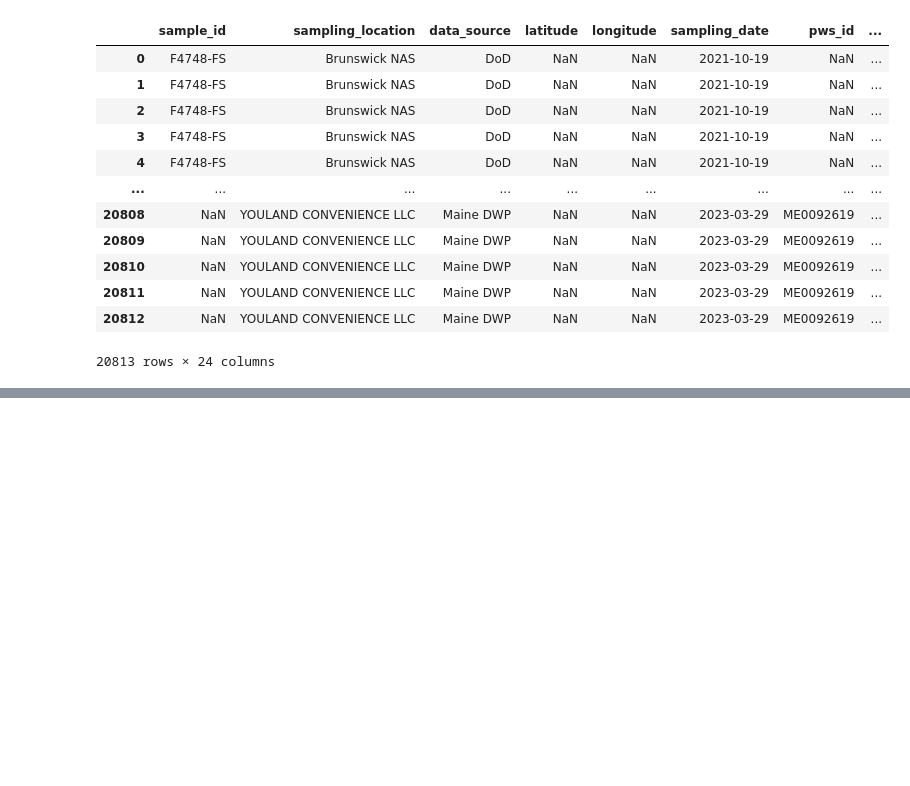
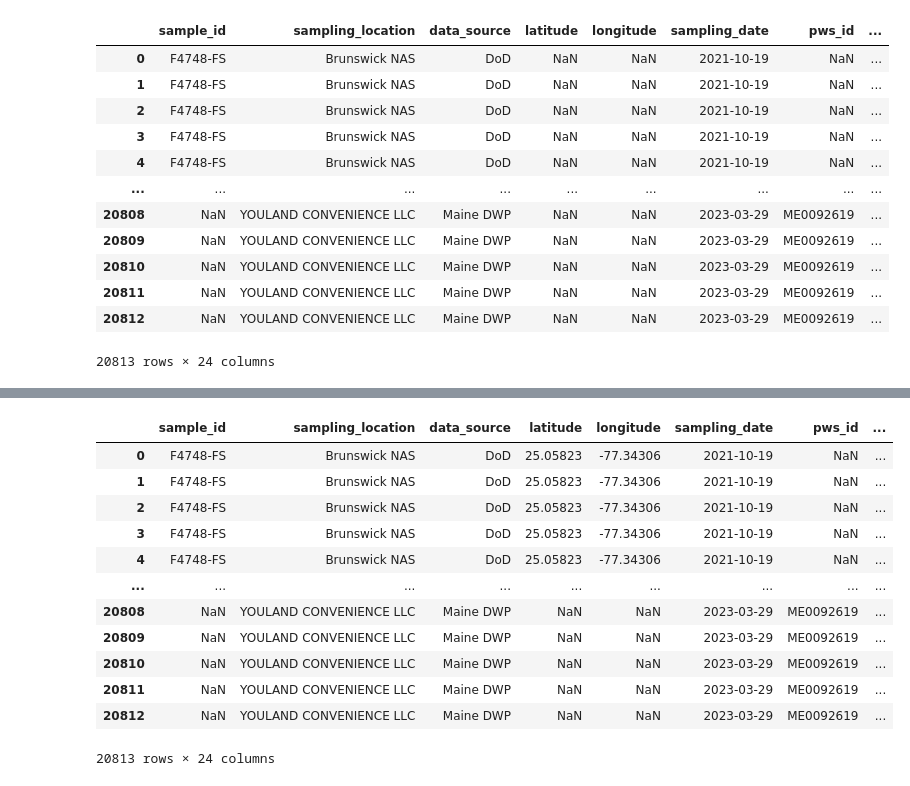
Before and after one commit to charleswang918/US_PFAS_DW, a Jupyter notebook: Data_Cleaning/Maine/data_cleaning.ipynb, the cells around one changed output, grey strips where cells are left out. Drawn from its saved outputs; the diff is of its cells as text; code cells hidden in the pictures; blank space fills up the shorter version.

```diff
--- a/Data_Cleaning/Maine/data_cleaning.ipynb
+++ b/Data_Cleaning/Maine/data_cleaning.ipynb
@@ -393,3 +393,5 @@ df
 | 20811 | NaN | YOULAND CONVENIENCE LLC | Maine DWP | NaN | NaN | 2023-03-29 | ME0092619 | ... |
 | 20812 | NaN | YOULAND CONVENIENCE LLC | Maine DWP | NaN | NaN | 2023-03-29 | ME0092619 | ... |
 20813 rows × 24 columns
+# %%
+df = pd.read_csv('maine_dw.csv', index_col=0)
@@ -395,0 +414,24 @@ df
+# %%
+from concurrent.futures import ThreadPoolExecutor
+import pandas as pd
+from geopy.geocoders import OpenCage
+
+geolocator = OpenCage(api_key="c7f16120befe4e3fb85e7a082e620fdb")
+
+def geocode_address(address):
+    try:
+        location = geolocator.geocode(address)
+        if location:
+            return (address, location.latitude, location.longitude)
+        else:
+            return (address, None, None)
+    except Exception as e:
+        print(f"Error geocoding {address}: {e}")
+        return (address, None, None)
+
+addresses_to_query = df.loc[df['latitude'].isna() | df['longitude'].isna(), 'sampling_location'].unique()
+
+with ThreadPoolExecutor(max_workers=10) as executor:
+    results = list(executor.map(geocode_address, addresses_to_query))
+
+location_cache = {address: (lat, lon) for address, lat, lon in results}
@@ -396,2 +458,26 @@ df
+# %%
+df.loc[df['latitude'].isna(), 'latitude'] = df.loc[df['latitude'].isna(), 'sampling_location'].map(
+    lambda x: location_cache.get(x, (None, None))[0]
+)
+
+df.loc[df['longitude'].isna(), 'longitude'] = df.loc[df['longitude'].isna(), 'sampling_location'].map(
+    lambda x: location_cache.get(x, (None, None))[1]
+)
+# %%
+df
+# %% [output]
+|  | sample_id | sampling_location | data_source | latitude | longitude | sampling_date | pws_id | ... |
+| 0 | F4748-FS | Brunswick NAS | DoD | 25.05823 | -77.34306 | 2021-10-19 | NaN | ... |
+| 1 | F4748-FS | Brunswick NAS | DoD | 25.05823 | -77.34306 | 2021-10-19 | NaN | ... |
+| 2 | F4748-FS | Brunswick NAS | DoD | 25.05823 | -77.34306 | 2021-10-19 | NaN | ... |
+| 3 | F4748-FS | Brunswick NAS | DoD | 25.05823 | -77.34306 | 2021-10-19 | NaN | ... |
+| 4 | F4748-FS | Brunswick NAS | DoD | 25.05823 | -77.34306 | 2021-10-19 | NaN | ... |
+| ... | ... | ... | ... | ... | ... | ... | ... | ... |
+| 20808 | NaN | YOULAND CONVENIENCE LLC | Maine DWP | NaN | NaN | 2023-03-29 | ME0092619 | ... |
+| 20809 | NaN | YOULAND CONVENIENCE LLC | Maine DWP | NaN | NaN | 2023-03-29 | ME0092619 | ... |
+| 20810 | NaN | YOULAND CONVENIENCE LLC | Maine DWP | NaN | NaN | 2023-03-29 | ME0092619 | ... |
+| 20811 | NaN | YOULAND CONVENIENCE LLC | Maine DWP | NaN | NaN | 2023-03-29 | ME0092619 | ... |
+| 20812 | NaN | YOULAND CONVENIENCE LLC | Maine DWP | NaN | NaN | 2023-03-29 | ME0092619 | ... |
+20813 rows × 24 columns
 # %%
 df.to_csv('maine_dw.csv')
```
Also changed, not shown: parts of 3 cells of this notebook, 13 other files.
